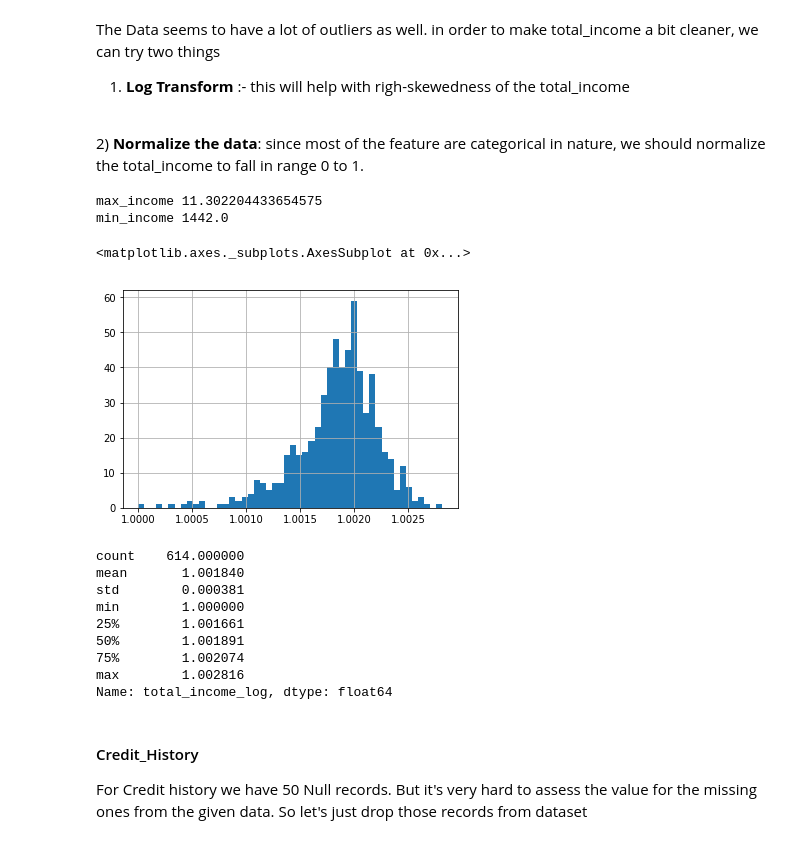
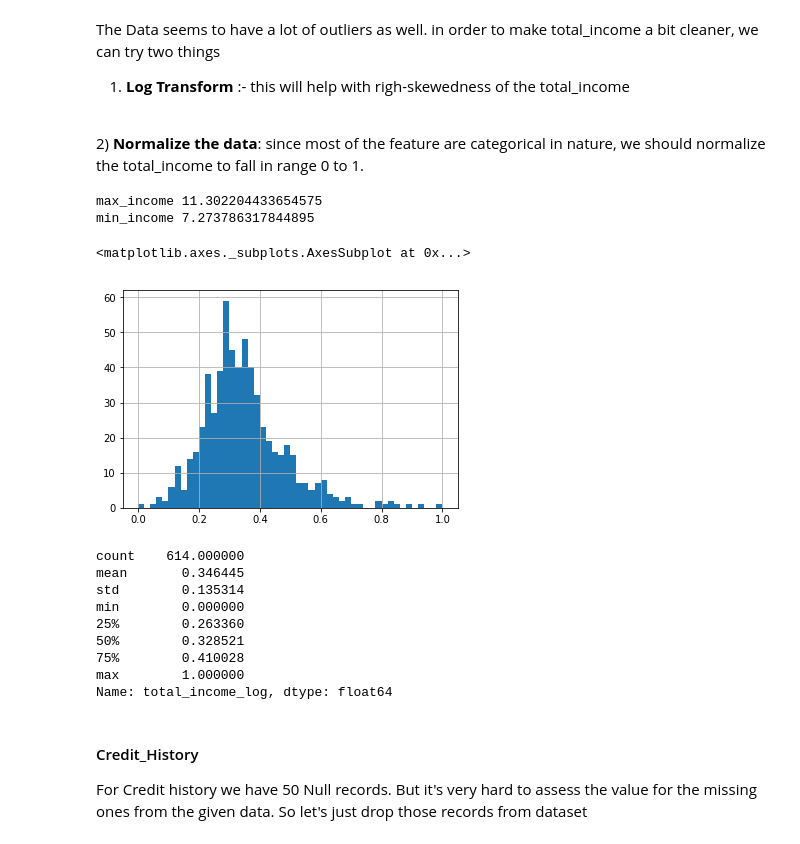
Before and after one commit to hari304/Data-Science-Projects, a Jupyter notebook: Loan Prediction/Loan Prediction.ipynb, the cells around one changed output. Saved outputs shown, nothing was run; the diff lists cells and outputs as text; code cells hidden in the pictures.

```diff
--- a/Loan Prediction/Loan Prediction.ipynb
+++ b/Loan Prediction/Loan Prediction.ipynb
@@ -142,27 +147,27 @@ The Data seems to have a lot of outliers as well. in order to make total_income
 # %%
 dataset['total_income_log'] = dataset['total_income'].apply(lambda x:np.log(x))
 max_income = dataset['total_income_log'].max()
 print('max_income',max_income)
-min_income = dataset['total_income'].min()
+min_income = dataset['total_income_log'].min()
 print('min_income',min_income)
 dataset['total_income_log'] = (dataset['total_income_log'] - min_income)/(max_income - min_income)
 dataset['total_income_log'].hist(bins=50)
 # %% [output]
 max_income 11.302204433654575
-min_income 1442.0
+min_income 7.273786317844895
 <matplotlib.axes._subplots.AxesSubplot at 0x...>
-[figure, old version]
+[figure, new version]
 # %%
 dataset['total_income_log'].describe()
 # %% [output]
 count    614.000000
-mean       1.001840
-std        0.000381
-min        1.000000
-25%        1.001661
-50%        1.001891
-75%        1.002074
-max        1.002816
+mean       0.346445
+std        0.135314
+min        0.000000
+25%        0.263360
+50%        0.328521
+75%        0.410028
+max        1.000000
 Name: total_income_log, dtype: float64
 # %% [markdown]
 #### Credit_History
```
Also changed, not shown: parts of 18 cells of this notebook, 3 other files.
